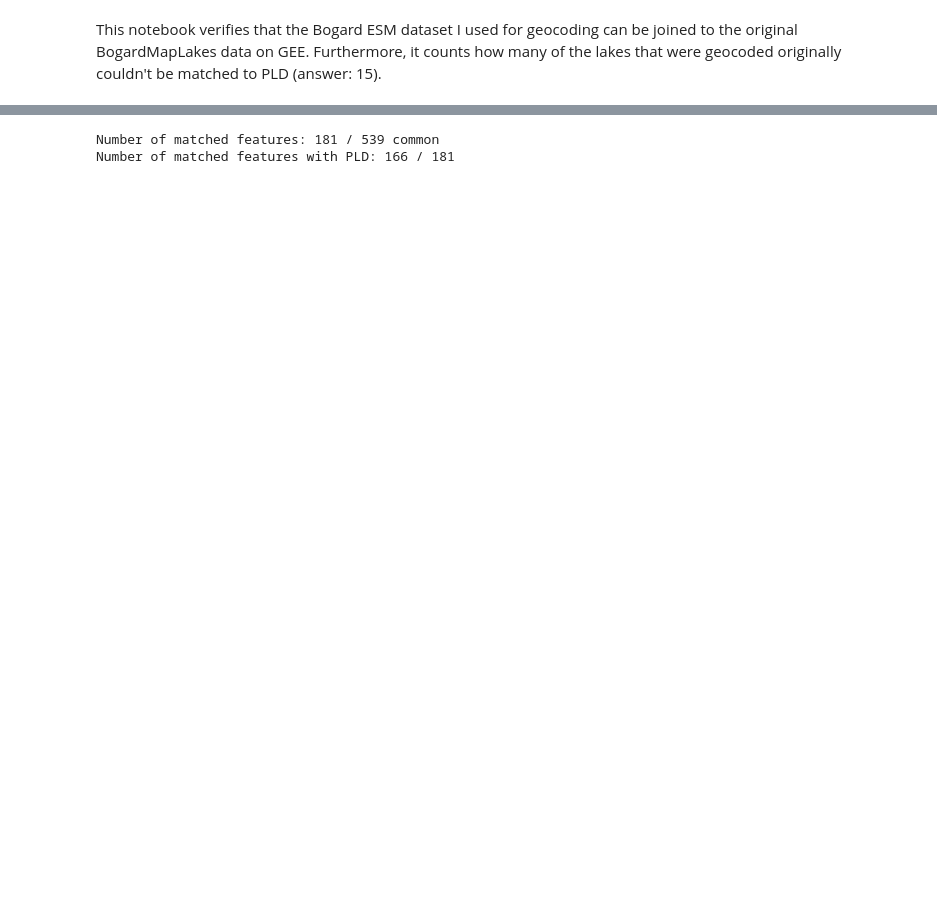
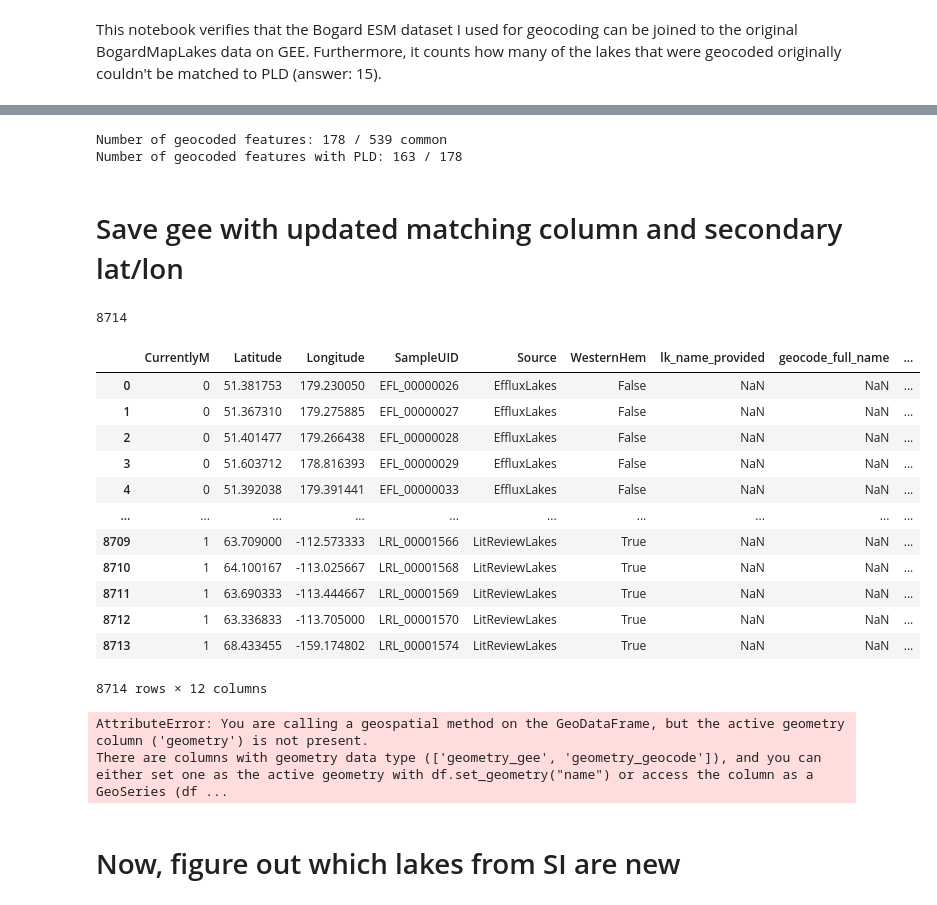
Before and after one commit to ekcomputer/land-cover, a Jupyter notebook: notebooks/joins/join_geocode.ipynb, the cells around one changed output, grey strips where cells are left out. Drawn from its saved outputs; the diff is of its cells as text; code cells hidden in the pictures; blank space fills up the shorter version.

Commit message:
merged and saved geocoded csv to gee upload format

```diff
--- a/notebooks/joins/join_geocode.ipynb
+++ b/notebooks/joins/join_geocode.ipynb
@@ -28,0 +46,7 @@ geocode_gdf = gpd.read_file(geocode_pth)
+# %%
+# First, set QA pass columns to not geocoded
+geocode_fail_idx = geocode_gdf.query("QA == 0").index
+geocode_gdf.loc[geocode_fail_idx, ["geocoder", "geocode_full_name", "geocode_lat", "geocode_lon"]] = (
+    np.nan
+)
+geocode_gdf.loc[geocode_fail_idx, ["geocode_geom"]] = False
@@ -64,13 +116,29 @@ merged_gdf
 # %%
-# How many features (from inner join) were matched?
+# How many features (from inner join) were geocoded?
 matched = merged_gdf[merged_gdf['geocode_full_name'].notnull()]
 matched_count = len(matched)
 matched_left_count = matched[matched['SampleUID'].notnull()].shape[0]
-print(f"Number of matched features: {matched_count} / {merged_gdf.shape[0]} common")
+print(f"Number of geocoded features: {matched_count} / {merged_gdf.shape[0]} common")
 # print(f"Number of matched features in og Bogard_lakes shp: {matched_count} / {matched_left_count}")
 print(
-    f"Number of matched features with PLD: {len(matched[matched.CurrentlyM == 1])} / {matched_count}"
+    f"Number of geocoded features with PLD: {len(matched[matched.CurrentlyM == 1])} / {matched_count}"
 )
 # %% [output]
-Number of matched features: 181 / 539 common
-Number of matched features with PLD: 166 / 181
+Number of geocoded features: 178 / 539 common
+Number of geocoded features with PLD: 163 / 178
+# %% [markdown]
+# Save gee with updated matching column and secondary lat/lon
+# %%
+# Perform inner join on full gee dataset- dropping duplicates in right df ensures
+# same number of rows as OG left df
+merged_left_gdf = gee_gdf.merge(
+    geocode_gdf.drop_duplicates(subset=["lat (decimal)", "long (decimal)"]),
+    how="left",
+    left_on=["Latitude", "Longitude"],
+    right_on=["lat (decimal)", "long (decimal)"],
+    suffixes=("_gee", "_geocode"),
+    # validate="one_to_one",
+)
+len(merged_left_gdf)
+# %% [output]
+8714
@@ -76,0 +150,31 @@ Number of matched features with PLD: 166 / 181
+# %%
+merged_left_gdf.rename({"lake name provided": "lk_name_provided"}, axis=1, inplace=True)
+# add geometry field, but save as csv
+merged_left_gdf["geometry"] = gpd.points_from_xy(
+    merged_left_gdf["Longitude"], merged_left_gdf["Latitude"]
+)
+og_columns = list(gee_df.columns)
+columns_to_keep = og_columns[1:7] + [
+    "lk_name_provided",
+    "geocode_full_name",
+    "geocode_lat",
+    "geocode_lon",
+    "geocode_geom",
+    "geometry",
+]
+# %%
+merged_left_gdf[columns_to_keep]
+# %% [output]
+|  | CurrentlyM | Latitude | Longitude | SampleUID | Source | WesternHem | lk_name_provided | geocode_full_name | ... |
+| 0 | 0 | 51.381753 | 179.230050 | EFL_00000026 | EffluxLakes | False | NaN | NaN | ... |
+| 1 | 0 | 51.367310 | 179.275885 | EFL_00000027 | EffluxLakes | False | NaN | NaN | ... |
+| 2 | 0 | 51.401477 | 179.266438 | EFL_00000028 | EffluxLakes | False | NaN | NaN | ... |
+| 3 | 0 | 51.603712 | 178.816393 | EFL_00000029 | EffluxLakes | False | NaN | NaN | ... |
+| 4 | 0 | 51.392038 | 179.391441 | EFL_00000033 | EffluxLakes | False | NaN | NaN | ... |
+| ... | ... | ... | ... | ... | ... | ... | ... | ... | ... |
+| 8709 | 1 | 63.709000 | -112.573333 | LRL_00001566 | LitReviewLakes | True | NaN | NaN | ... |
+| 8710 | 1 | 64.100167 | -113.025667 | LRL_00001568 | LitReviewLakes | True | NaN | NaN | ... |
+| 8711 | 1 | 63.690333 | -113.444667 | LRL_00001569 | LitReviewLakes | True | NaN | NaN | ... |
+| 8712 | 1 | 63.336833 | -113.705000 | LRL_00001570 | LitReviewLakes | True | NaN | NaN | ... |
+| 8713 | 1 | 68.433455 | -159.174802 | LRL_00001574 | LitReviewLakes | True | NaN | NaN | ... |
+8714 rows × 12 columns
@@ -76,0 +183,13 @@ Number of matched features with PLD: 166 / 181
+# %%
+# Save merged_left_gdf with geometry as WKT in a CSV
+merged_left_gdf_with_wkt = merged_left_gdf.copy()
+merged_left_gdf_with_wkt['geometry_wkt'] = merged_left_gdf_with_wkt.geometry.apply(lambda geom: geom.wkt if geom is not None else None)
+# merged_left_gdf_with_wkt[columns_to_keep + ['geometry_wkt']].to_csv(
+#     out_dir / "gee_cleaned_geocode_with_geom.csv", index=False
+# )
+merged_left_gdf_with_wkt
+# %% [output]
+AttributeError: You are calling a geospatial method on the GeoDataFrame, but the active geometry column ('geometry') is not present.
+There are columns with geometry data type (['geometry_gee', 'geometry_geocode']), and you can either set one as the active geometry with df.set_geometry("name") or access the column as a GeoSeries (df ...
+# %% [markdown]
+# Now, figure out which lakes from SI are new
```
Also changed, not shown: parts of 17 cells of this notebook.
